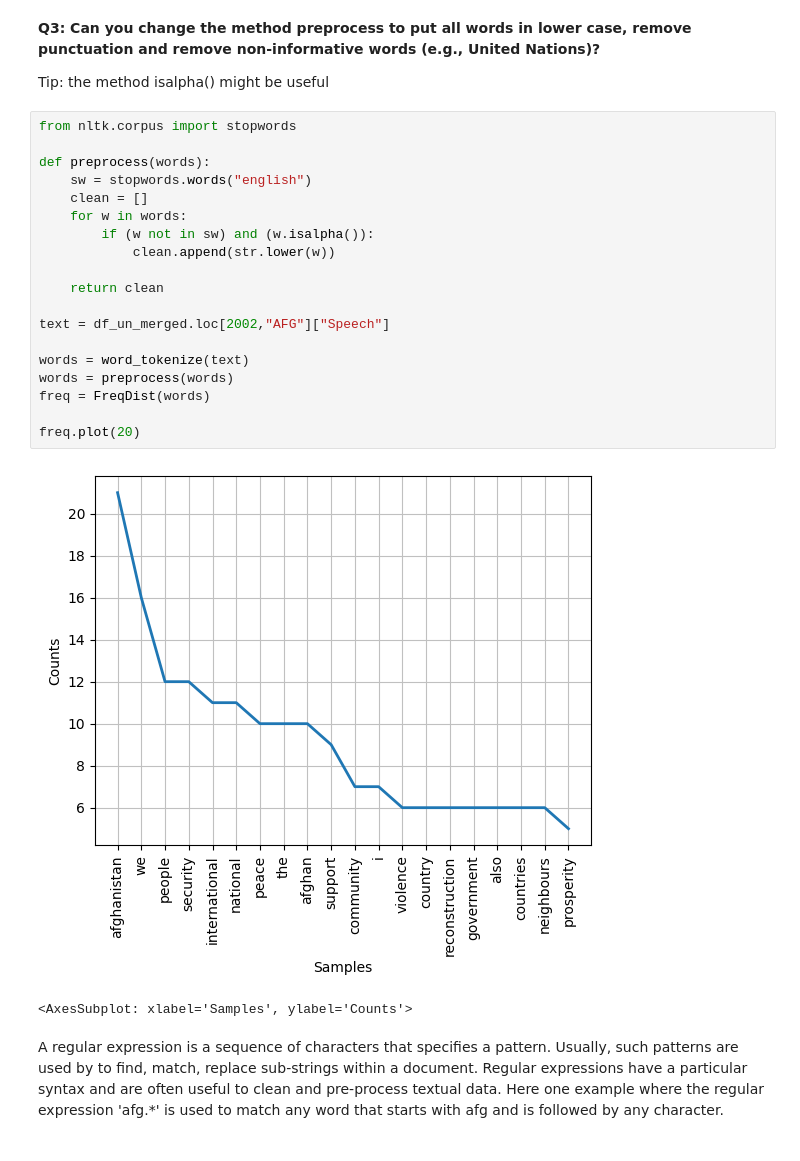
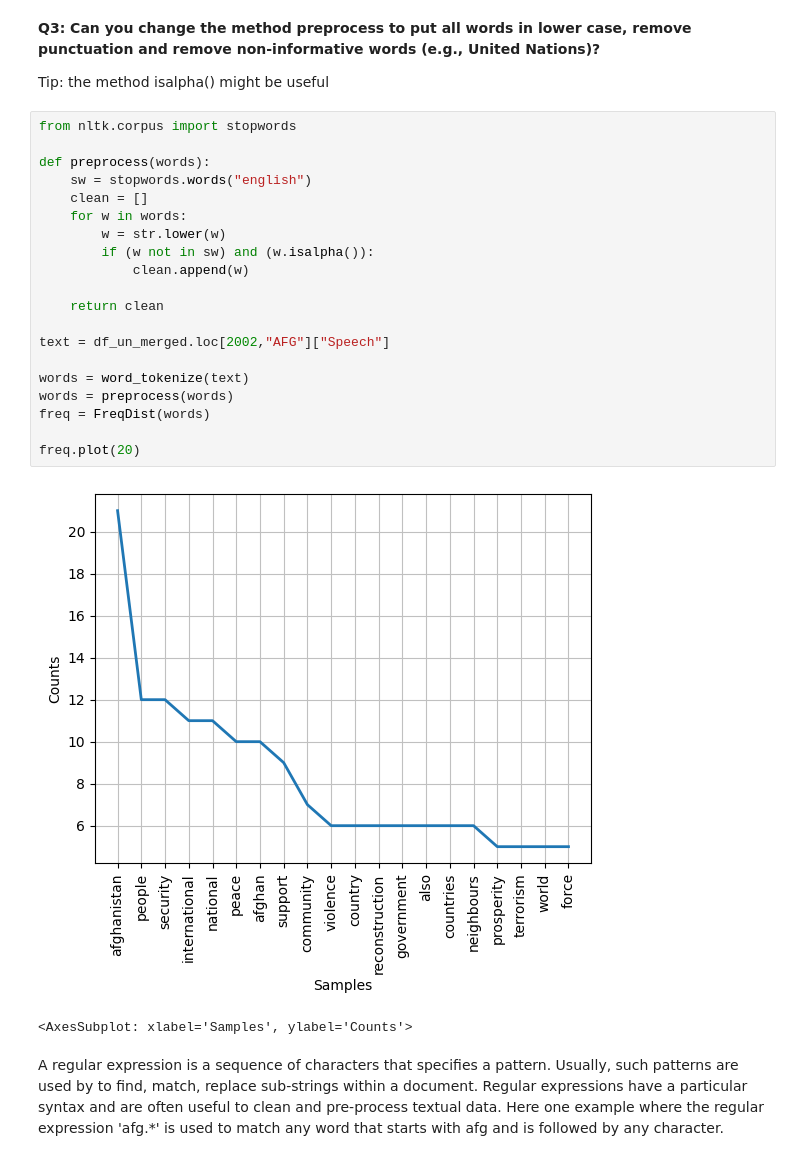
Before and after one commit to himayla/FDS_assign1, a Jupyter notebook: Lab3_Assignment1_Aux.ipynb, the cells around one changed output. Drawn from its saved outputs; the diff is of its cells as text.

```diff
--- a/Lab3_Assignment1_Aux.ipynb
+++ b/Lab3_Assignment1_Aux.ipynb
@@ -171,24 +172,25 @@ Tip: the method isalpha() might be useful
 # %%
 from nltk.corpus import stopwords
 
 def preprocess(words):
     sw = stopwords.words("english")
     clean = []
     for w in words:
+        w = str.lower(w)
         if (w not in sw) and (w.isalpha()):
-            clean.append(str.lower(w))
+            clean.append(w)
 
     return clean
 
 text = df_un_merged.loc[2002,"AFG"]["Speech"]
 
 words = word_tokenize(text)
 words = preprocess(words)
 freq = FreqDist(words)
 
 freq.plot(20)
 # %% [output]
-[figure, old version]
+[figure, new version]
 <AxesSubplot: xlabel='Samples', ylabel='Counts'>
 # %% [markdown]
 A regular expression is a sequence of characters that specifies a pattern. Usually, such patterns are used by to find, match, replace sub-strings within a document. Regular expressions have a particular syntax and are often useful to clean and pre-process textual data. Here one example where the regular expression 'afg.\*' is used to match any word that starts with afg and is followed by any character.
```
Also changed, not shown: parts of 9 cells of this notebook.
